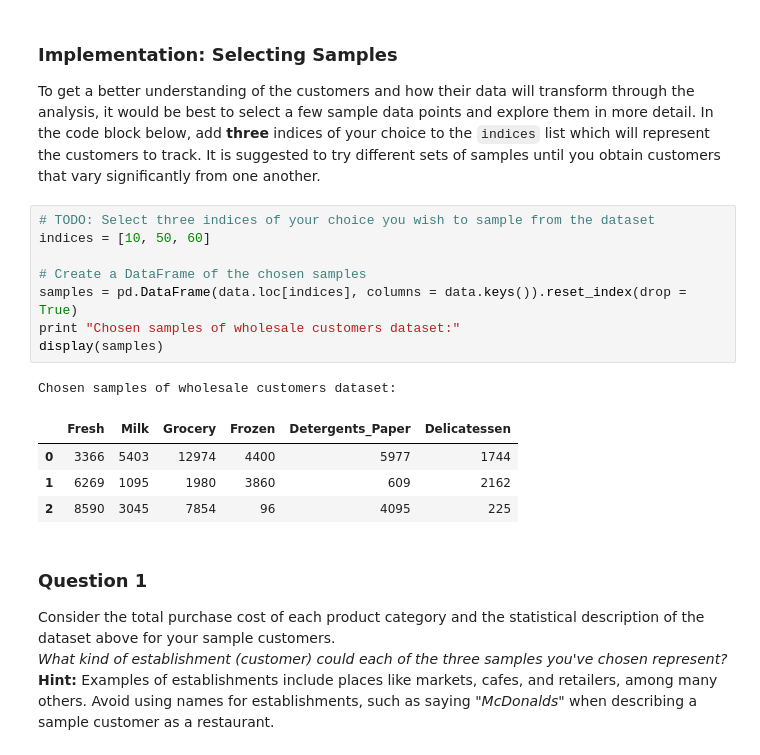
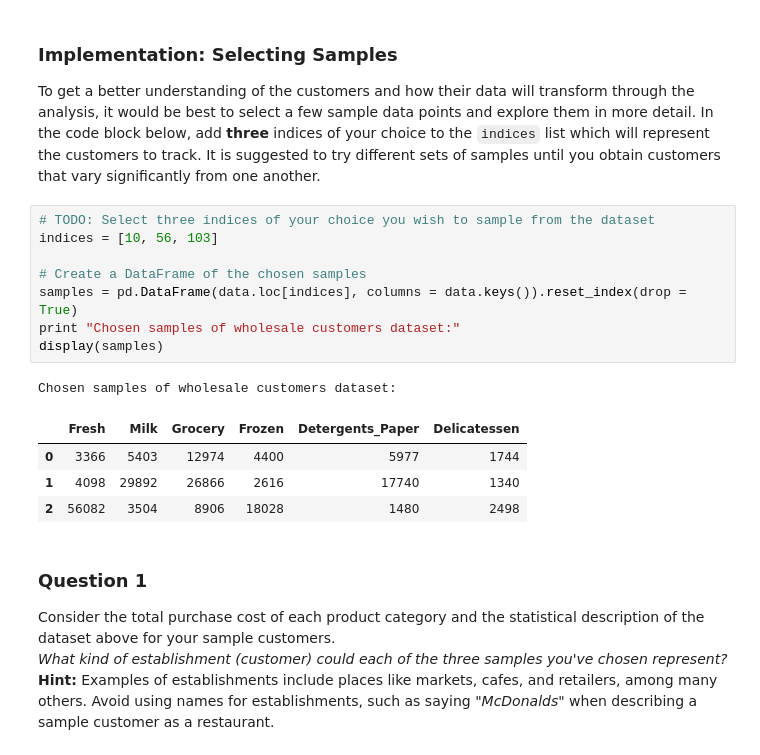
Before and after one commit to tsuzukit/ml-nanodegree-customer-segment, a Jupyter notebook: customer_segments.ipynb, the cells around one changed output. Cells and saved outputs as stored; diff of their text form.

```diff
--- a/customer_segments.ipynb
+++ b/customer_segments.ipynb
@@ -58,18 +58,18 @@ display(data.describe())
 To get a better understanding of the customers and how their data will transform through the analysis, it would be best to select a few sample data points and explore them in more detail. In the code block below, add **three** indices of your choice to the `indices` list which will represent the customers to track. It is suggested to try different sets of samples until you obtain customers that vary significantly from one another.
 # %%
 # TODO: Select three indices of your choice you wish to sample from the dataset
-indices = [10, 50, 60]
+indices = [10, 56, 103]
 
 # Create a DataFrame of the chosen samples
 samples = pd.DataFrame(data.loc[indices], columns = data.keys()).reset_index(drop = True)
 print "Chosen samples of wholesale customers dataset:"
 display(samples)
 # %% [output]
 Chosen samples of wholesale customers dataset:
 |  | Fresh | Milk | Grocery | Frozen | Detergents_Paper | Delicatessen |
 | 0 | 3366 | 5403 | 12974 | 4400 | 5977 | 1744 |
-| 1 | 6269 | 1095 | 1980 | 3860 | 609 | 2162 |
-| 2 | 8590 | 3045 | 7854 | 96 | 4095 | 225 |
+| 1 | 4098 | 29892 | 26866 | 2616 | 17740 | 1340 |
+| 2 | 56082 | 3504 | 8906 | 18028 | 1480 | 2498 |
 # %% [markdown]
 ### Question 1
 Consider the total purchase cost of each product category and the statistical description of the dataset above for your sample customers.
```
Also changed, not shown: parts of 22 cells of this notebook.
